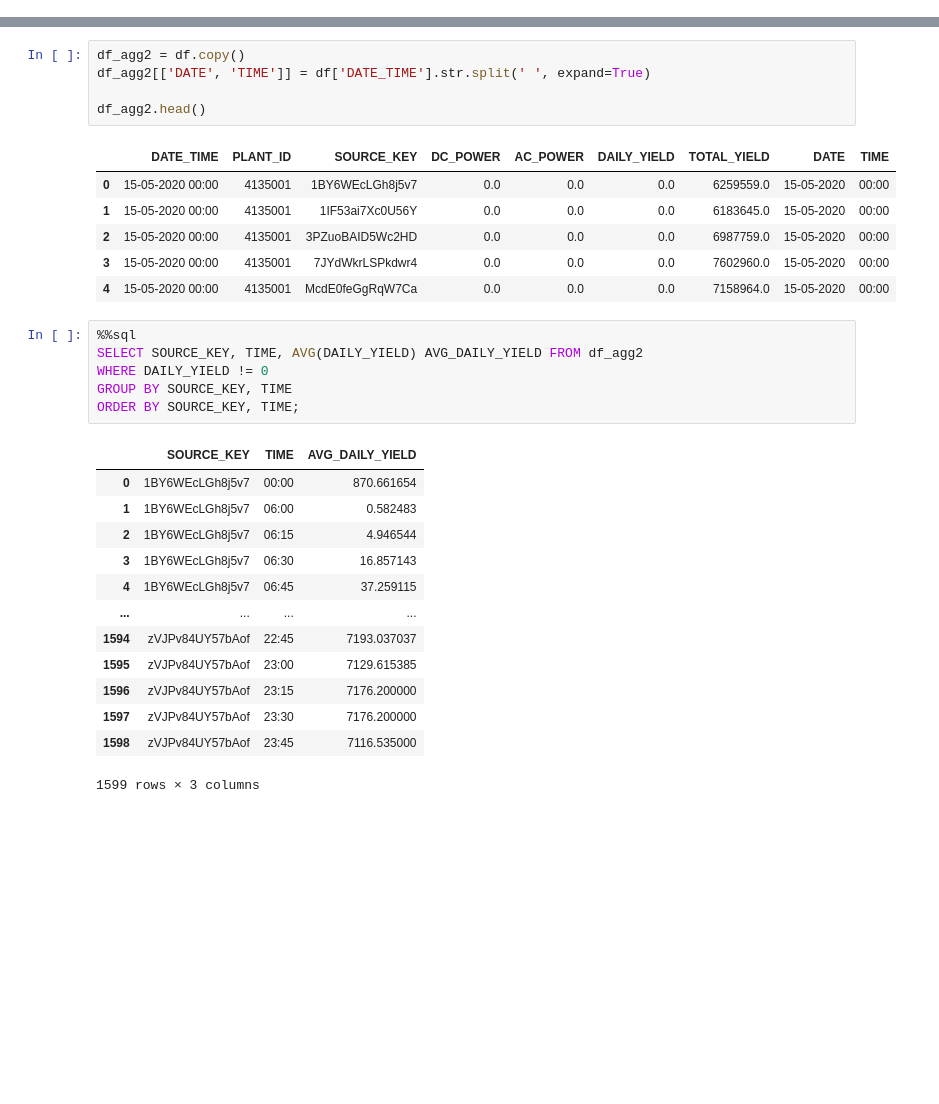
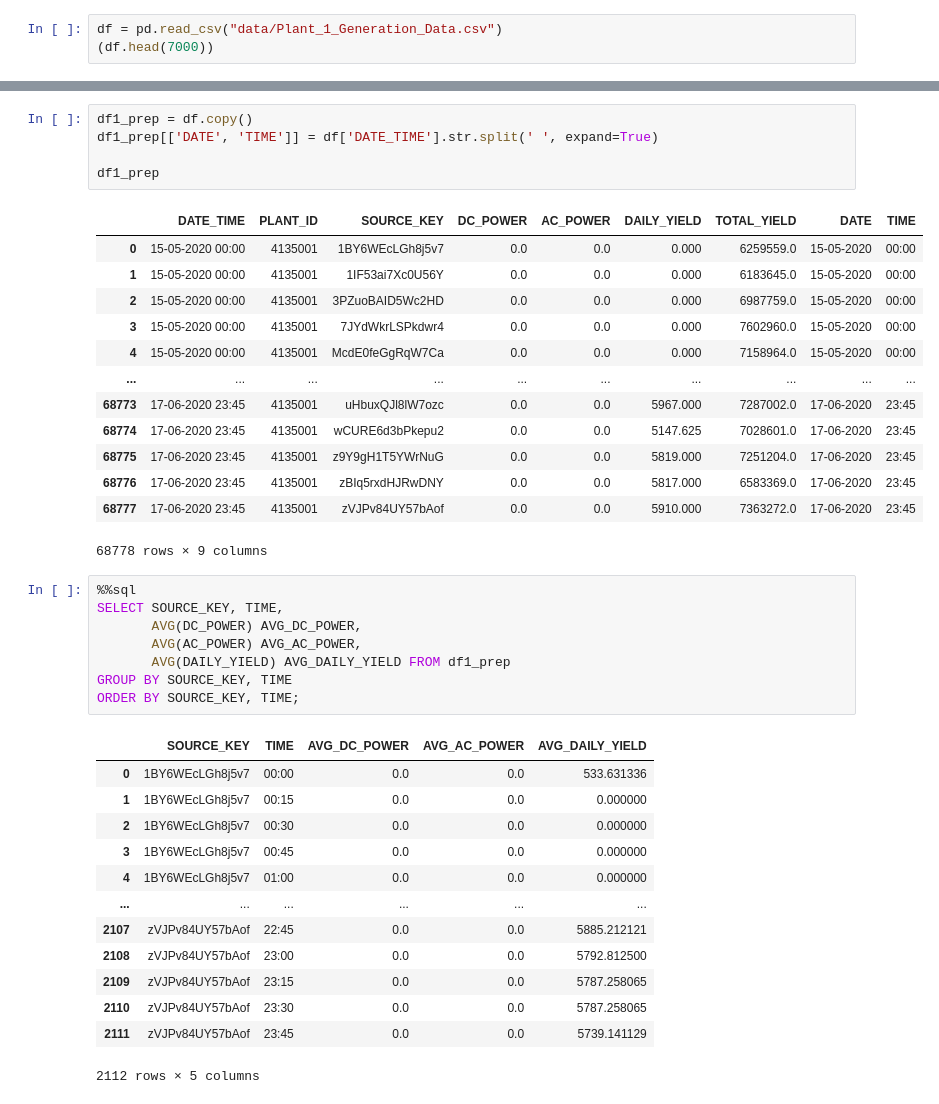
Before and after one commit to bennykn8/HelioCast, a Jupyter notebook: Plant_EDA.ipynb, the cells around one changed output, grey strips where cells are left out. Cells and saved outputs as stored; diff of their text form; blank space fills up the shorter version.

```diff
--- a/Plant_EDA.ipynb
+++ b/Plant_EDA.ipynb
@@ -55,0 +52,3 @@ df2.head(100)
+# %%
+df = pd.read_csv("data/Plant_1_Generation_Data.csv")
+(df.head(7000))
@@ -167,33 +192,42 @@ plt.show()
 # %%
-df_agg2 = df.copy()
-df_agg2[['DATE', 'TIME']] = df['DATE_TIME'].str.split(' ', expand=True)
+df1_prep = df.copy()
+df1_prep[['DATE', 'TIME']] = df['DATE_TIME'].str.split(' ', expand=True)
 
-df_agg2.head()
+df1_prep
 # %% [output]
 |  | DATE_TIME | PLANT_ID | SOURCE_KEY | DC_POWER | AC_POWER | DAILY_YIELD | TOTAL_YIELD | DATE | TIME |
-| 0 | 15-05-2020 00:00 | 4135001 | 1BY6WEcLGh8j5v7 | 0.0 | 0.0 | 0.0 | 6259559.0 | 15-05-2020 | 00:00 |
-| 1 | 15-05-2020 00:00 | 4135001 | 1IF53ai7Xc0U56Y | 0.0 | 0.0 | 0.0 | 6183645.0 | 15-05-2020 | 00:00 |
-| 2 | 15-05-2020 00:00 | 4135001 | 3PZuoBAID5Wc2HD | 0.0 | 0.0 | 0.0 | 6987759.0 | 15-05-2020 | 00:00 |
-| 3 | 15-05-2020 00:00 | 4135001 | 7JYdWkrLSPkdwr4 | 0.0 | 0.0 | 0.0 | 7602960.0 | 15-05-2020 | 00:00 |
-| 4 | 15-05-2020 00:00 | 4135001 | McdE0feGgRqW7Ca | 0.0 | 0.0 | 0.0 | 7158964.0 | 15-05-2020 | 00:00 |
+| 0 | 15-05-2020 00:00 | 4135001 | 1BY6WEcLGh8j5v7 | 0.0 | 0.0 | 0.000 | 6259559.0 | 15-05-2020 | 00:00 |
+| 1 | 15-05-2020 00:00 | 4135001 | 1IF53ai7Xc0U56Y | 0.0 | 0.0 | 0.000 | 6183645.0 | 15-05-2020 | 00:00 |
+| 2 | 15-05-2020 00:00 | 4135001 | 3PZuoBAID5Wc2HD | 0.0 | 0.0 | 0.000 | 6987759.0 | 15-05-2020 | 00:00 |
+| 3 | 15-05-2020 00:00 | 4135001 | 7JYdWkrLSPkdwr4 | 0.0 | 0.0 | 0.000 | 7602960.0 | 15-05-2020 | 00:00 |
+| 4 | 15-05-2020 00:00 | 4135001 | McdE0feGgRqW7Ca | 0.0 | 0.0 | 0.000 | 7158964.0 | 15-05-2020 | 00:00 |
+| ... | ... | ... | ... | ... | ... | ... | ... | ... | ... |
+| 68773 | 17-06-2020 23:45 | 4135001 | uHbuxQJl8lW7ozc | 0.0 | 0.0 | 5967.000 | 7287002.0 | 17-06-2020 | 23:45 |
+| 68774 | 17-06-2020 23:45 | 4135001 | wCURE6d3bPkepu2 | 0.0 | 0.0 | 5147.625 | 7028601.0 | 17-06-2020 | 23:45 |
+| 68775 | 17-06-2020 23:45 | 4135001 | z9Y9gH1T5YWrNuG | 0.0 | 0.0 | 5819.000 | 7251204.0 | 17-06-2020 | 23:45 |
+| 68776 | 17-06-2020 23:45 | 4135001 | zBIq5rxdHJRwDNY | 0.0 | 0.0 | 5817.000 | 6583369.0 | 17-06-2020 | 23:45 |
+| 68777 | 17-06-2020 23:45 | 4135001 | zVJPv84UY57bAof | 0.0 | 0.0 | 5910.000 | 7363272.0 | 17-06-2020 | 23:45 |
+68778 rows × 9 columns
 # %%
 %%sql
-SELECT SOURCE_KEY, TIME, AVG(DAILY_YIELD) AVG_DAILY_YIELD FROM df_agg2
-WHERE DAILY_YIELD != 0
+SELECT SOURCE_KEY, TIME,
+       AVG(DC_POWER) AVG_DC_POWER,
+       AVG(AC_POWER) AVG_AC_POWER,
+       AVG(DAILY_YIELD) AVG_DAILY_YIELD FROM df1_prep
 GROUP BY SOURCE_KEY, TIME
 ORDER BY SOURCE_KEY, TIME;
 # %% [output]
-|  | SOURCE_KEY | TIME | AVG_DAILY_YIELD |
-| 0 | 1BY6WEcLGh8j5v7 | 00:00 | 870.661654 |
-| 1 | 1BY6WEcLGh8j5v7 | 06:00 | 0.582483 |
-| 2 | 1BY6WEcLGh8j5v7 | 06:15 | 4.946544 |
-| 3 | 1BY6WEcLGh8j5v7 | 06:30 | 16.857143 |
-| 4 | 1BY6WEcLGh8j5v7 | 06:45 | 37.259115 |
-| ... | ... | ... | ... |
-| 1594 | zVJPv84UY57bAof | 22:45 | 7193.037037 |
-| 1595 | zVJPv84UY57bAof | 23:00 | 7129.615385 |
-| 1596 | zVJPv84UY57bAof | 23:15 | 7176.200000 |
-| 1597 | zVJPv84UY57bAof | 23:30 | 7176.200000 |
-| 1598 | zVJPv84UY57bAof | 23:45 | 7116.535000 |
+|  | SOURCE_KEY | TIME | AVG_DC_POWER | AVG_AC_POWER | AVG_DAILY_YIELD |
+| 0 | 1BY6WEcLGh8j5v7 | 00:00 | 0.0 | 0.0 | 533.631336 |
+| 1 | 1BY6WEcLGh8j5v7 | 00:15 | 0.0 | 0.0 | 0.000000 |
+| 2 | 1BY6WEcLGh8j5v7 | 00:30 | 0.0 | 0.0 | 0.000000 |
+| 3 | 1BY6WEcLGh8j5v7 | 00:45 | 0.0 | 0.0 | 0.000000 |
+| 4 | 1BY6WEcLGh8j5v7 | 01:00 | 0.0 | 0.0 | 0.000000 |
+| ... | ... | ... | ... | ... | ... |
+| 2107 | zVJPv84UY57bAof | 22:45 | 0.0 | 0.0 | 5885.212121 |
+| 2108 | zVJPv84UY57bAof | 23:00 | 0.0 | 0.0 | 5792.812500 |
+| 2109 | zVJPv84UY57bAof | 23:15 | 0.0 | 0.0 | 5787.258065 |
+| 2110 | zVJPv84UY57bAof | 23:30 | 0.0 | 0.0 | 5787.258065 |
+| 2111 | zVJPv84UY57bAof | 23:45 | 0.0 | 0.0 | 5739.141129 |
-1599 rows × 3 columns
+2112 rows × 5 columns
 # %%
```
Also changed, not shown: parts of 14 cells of this notebook.
